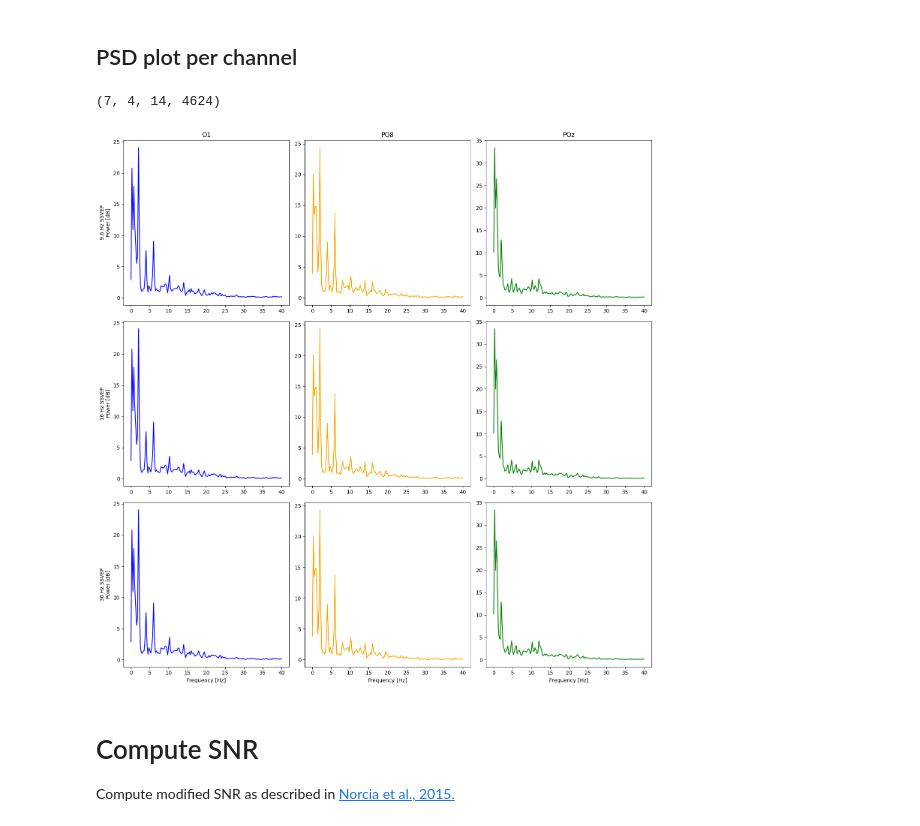
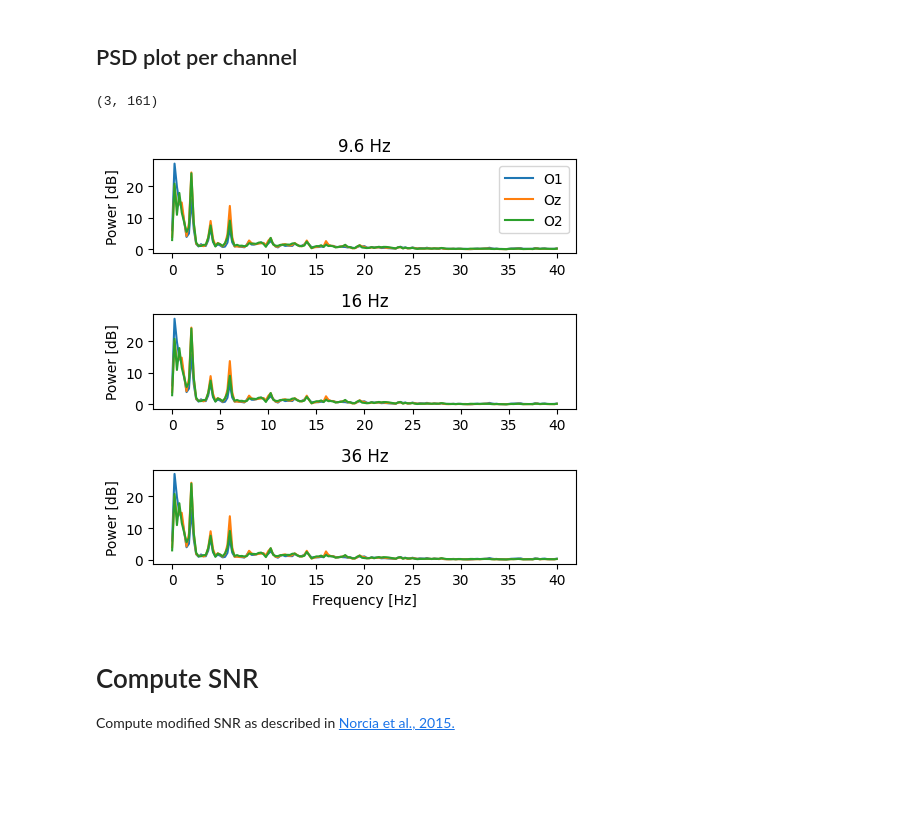
Before and after one commit to kirtonBCIlab/easy-on-the-eyes, a Jupyter notebook: eeg_snr_batch.ipynb, the cells around one changed output. Drawn from its saved outputs; the diff is of its cells as text; code cells hidden in the pictures; blank space fills up the shorter version.

Commit message:
Fixed plot

```diff
--- a/eeg_snr_batch.ipynb
+++ b/eeg_snr_batch.ipynb
@@ -67,10 +67,6 @@ for f, file in enumerate(files):
     # Import settings
     with open(f"Data\{file}.json", "r") as file_object:
         settings[f] = json.load(file_object)
-
-# Get ch names from first file
-[eeg_stream, _,] = data_tools.import_data_byType_noPython(fr"Data\{files[0]}.xdf")
-ch_names = eeg_stream.ch_names
 # %% [output]
 Creating RawArray with float64 data, n_channels=15, n_times=1005568
     Range : 0 ... 1005567 =      0.000 ...  3927.996 secs
@@ -147,56 +143,52 @@ if plot_psd:
 [figure]
 # %% [markdown]
 ## PSD plot per channel
-# %%
-eeg_epochs[0].shape
-# %% [output]
-(7, 4, 14, 4624)
+# %%
+eeg_pxx[file_to_plot][stimulus_type, trial_to_plot, channel_mask, :][:, freq_mask].shape
+# %% [output]
+(3, 161)
 # %%
 import matplotlib.pyplot as plt
 
 # Variables to select stimulus type and channel names
 file_to_plot = 0  # Index of the file to be plotted
 trial_to_plot = 0  # Index of the trial to be plotted
 stimulus_type = 0  # Index of the stimulus type
-plot_channels = ['O1', 'PO8', 'POz']  # List of channel names
+plot_channels = ['O1', 'Oz', 'O2']  # List of channel names
 max_freq = 40  # Maximum frequency to be plotted
 colors = ['blue', 'orange', 'green']
 
 # Create a 3 by 3 subfigure matrix
 # CHANGE FIGSIZE TO ADJUST SIZE OF PLOT
-fig, axes = plt.subplots(3, 3, figsize=(15, 15))
+fig, axes = plt.subplots(3, 1, figsize=(5, 5))
 
-# Iterate over the rows (stimulus frequency)
 for row in range(3):
-    # Iterate over the columns (channel names)
-    for col in range(3):
-        # Get the index of the channel name
-        channel_index = eeg_stream.ch_names.index(plot_channels[col])
-        freq_mask = eeg_f[file_to_plot] <= max_freq
+    # Get the index of the channel name
+    ch_names = settings[file_to_plot]["ch_names"]
+    channel_mask = [i for i,item in enumerate(ch_names) if item in plot_channels]
+    freq_mask = eeg_f[file_to_plot] <= max_freq
 
-        # Plot the eeg_pxx for the selected stimulus type and channel
-        axes[row, col].plot(
-            eeg_f[file_to_plot][freq_mask],
-            eeg_pxx[file_to_plot][stimulus_type, trial_to_plot, channel_index, freq_mask],
-            color=colors[col])
+    # Plot the eeg_pxx for the selected stimulus type and channel
+    axes[row].plot(
+        eeg_f[file_to_plot][freq_mask],
+        eeg_pxx[file_to_plot][stimulus_type, trial_to_plot, channel_mask, :][:, freq_mask].T,
+        )
 
-axes[0,0].set_title(plot_channels[0])
-axes[0,1].set_title(plot_channels[1])
-axes[0,2].set_title(plot_channels[2])
-axes[2,0].set_xlabel("Frequency [Hz]")
-axes[2,1].set_xlabel("Frequency [Hz]")
-axes[2,2].set_xlabel("Frequency [Hz]")
-axes[0,0].set_ylabel("9.6 Hz SSVEP\nPower [dB]")
-axes[1,0].set_ylabel("16 Hz SSVEP\nPower [dB]")
-axes[2,0].set_ylabel("36 Hz SSVEP\nPower [dB]")
+    axes[row].set_ylabel("Power [dB]")
+
+axes[0].legend(plot_channels)
+axes[2].set_xlabel("Frequency [Hz]")
+axes[0].set_title("9.6 Hz")
+axes[1].set_title("16 Hz")
+axes[2].set_title("36 Hz")
 
 # Adjust the spacing between subplots
 plt.tight_layout()
 
 # Show the plot
 plt.show()
 # %% [output]
-[figure, old version]
+[figure, new version]
 # %% [markdown]
 # Compute SNR
 
```
